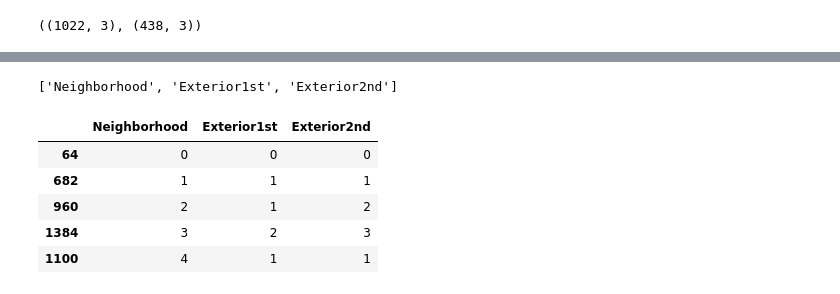
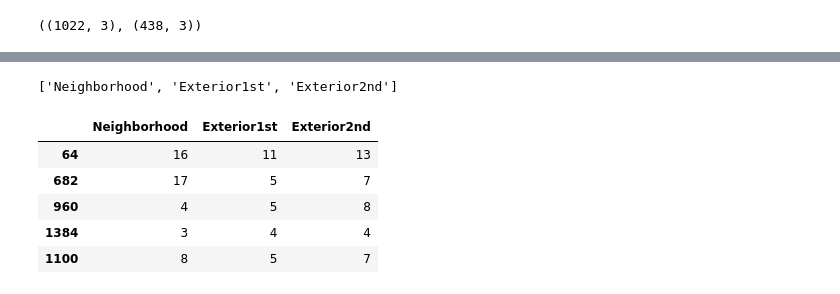
Before and after one commit to budhajitRoy/Feature_Engineering_Study, a Jupyter notebook: CategoricalEncoding/Ordered_Integer_Encoding.ipynb, the cells around one changed output, grey strips where cells are left out. Saved outputs shown, nothing was run; the diff lists cells and outputs as text; code cells hidden in the pictures.

```diff
--- a/CategoricalEncoding/Ordered_Integer_Encoding.ipynb
+++ b/CategoricalEncoding/Ordered_Integer_Encoding.ipynb
@@ -328,10 +328,0 @@ from collections import defaultdict
-# %%
-# let's separate into training and testing set
-
-X_train, X_test, y_train, y_test = train_test_split(
-    data[['Neighborhood', 'Exterior1st', 'Exterior2nd']], # predictors
-    data['SalePrice'],  # target
-    test_size=0.3,  # percentage of obs in test set
-    random_state=0)  # seed to ensure reproducibility
-
-X_train.shape, X_test.shape
@@ -381,10 +328,0 @@ tmp.head()
-# %%
-# let's separate into training and testing set
-
-X_train, X_test, y_train, y_test = train_test_split(
-    data[['Neighborhood', 'Exterior1st', 'Exterior2nd']],  # predictors
-    data['SalePrice'],  # target
-    test_size=0.3,  # percentage of obs in test set
-    random_state=0)  # seed to ensure reproducibility
-
-X_train.shape, X_test.shape
@@ -393,6 +328,0 @@ X_train.shape, X_test.shape
-# %%
-ordinal_enc = OrdinalEncoder(
-    encoding_method='arbitrary', # assign the values to the labels arbitrarily
-    variables=['Neighborhood', 'Exterior1st', 'Exterior2nd']) # can give selective variables
-
-ordinal_enc.fit(X_train)
@@ -422,17 +329,19 @@ ordinal_enc.encoder_dict_
-# %%
-ordinal_enc.variables
-# %% [output]
-['Neighborhood', 'Exterior1st', 'Exterior2nd']
-# %%
-X_train = ordinal_enc.transform(X_train)
-X_test = ordinal_enc.transform(X_test)
-
-# let's explore the result
-X_train.head()
-# %% [output]
-|  | Neighborhood | Exterior1st | Exterior2nd |
-| 64 | 0 | 0 | 0 |
-| 682 | 1 | 1 | 1 |
-| 960 | 2 | 1 | 2 |
-| 1384 | 3 | 2 | 3 |
-| 1100 | 4 | 1 | 1 |
+# %%
+oie.variables
+# %% [output]
+['Neighborhood', 'Exterior1st', 'Exterior2nd']
+# %%
+# now transformation
+
+X_train = oie.transform(X_train)
+X_test = oie.transform(X_test)
+
+# let's explore the result
+X_train.head()
+# %% [output]
+|  | Neighborhood | Exterior1st | Exterior2nd |
+| 64 | 16 | 11 | 13 |
+| 682 | 17 | 5 | 7 |
+| 960 | 4 | 5 | 8 |
+| 1384 | 3 | 4 | 4 |
+| 1100 | 8 | 5 | 7 |
```
Also changed, not shown: parts of 18 cells of this notebook.
